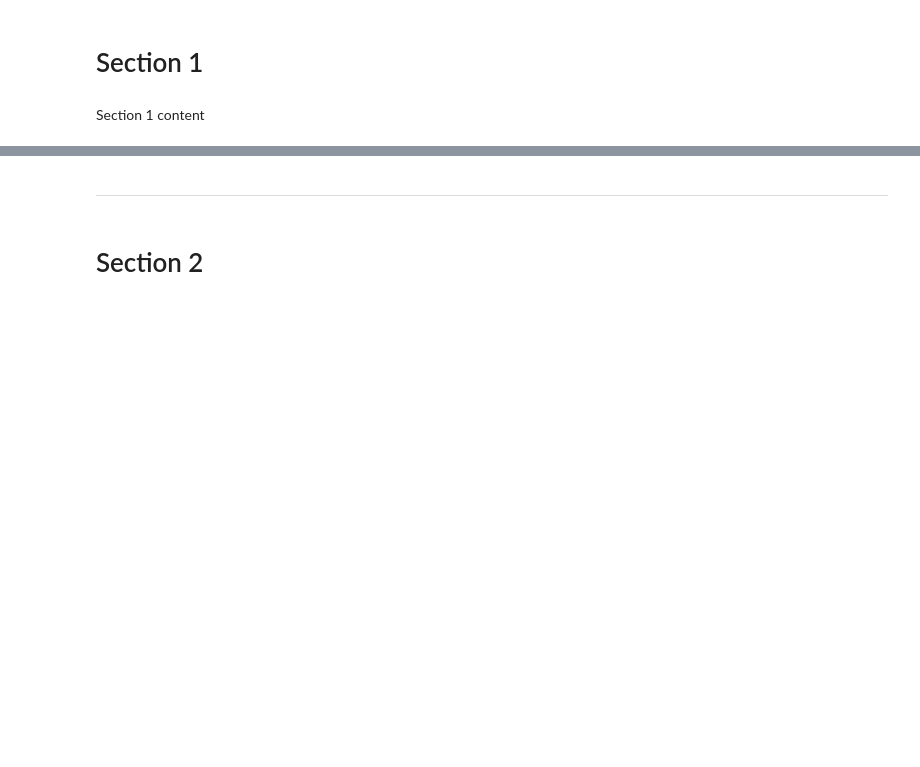
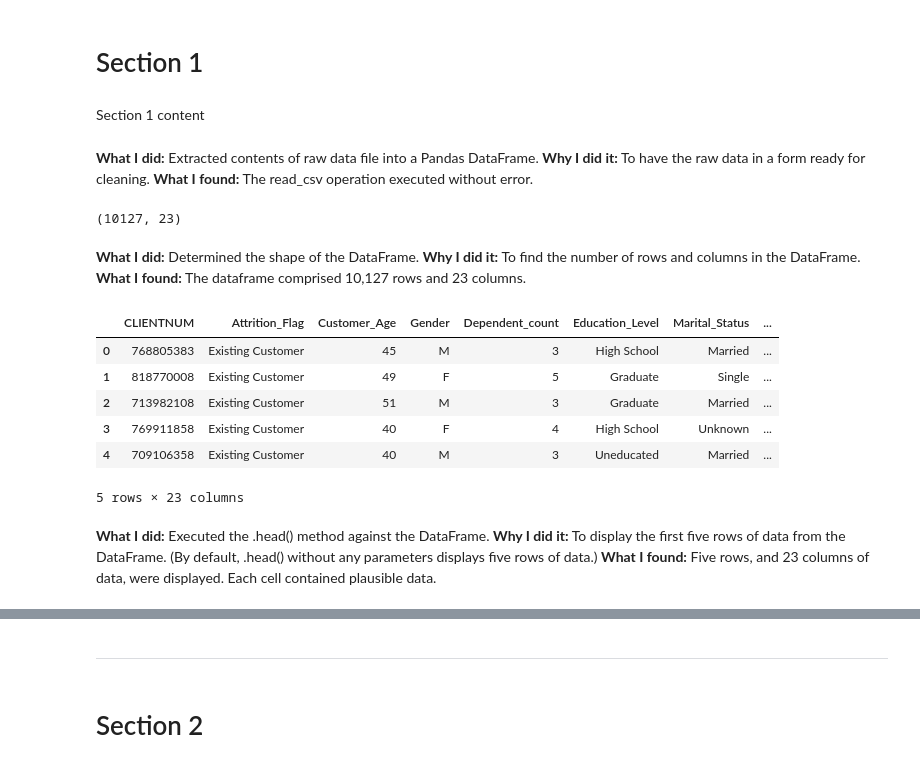
Before and after one commit to ImaginationDeadImagine/capstone-1-credit-card-churn, a Jupyter notebook: jupyter_notebooks/01_etl.ipynb, the cells around one changed output, grey strips where cells are left out. Saved outputs shown, nothing was run; the diff lists cells and outputs as text; code cells hidden in the pictures; blank space fills up the shorter version.

Commit message:
Load raw data and add initial exploration with explanations

```diff
--- a/jupyter_notebooks/01_etl.ipynb
+++ b/jupyter_notebooks/01_etl.ipynb
@@ -47,3 +49,33 @@ current_dir
 Section 1 content
 # %%
 import pandas as pd
+# %%
+df = pd.read_csv("../data/raw/BankChurners.csv")
+# %% [markdown]
+**What I did:**  Extracted contents of raw data file into a Pandas DataFrame.
+**Why I did it:**  To have the raw data in a form ready for cleaning.
+**What I found:**  The read_csv operation executed without error.
+# %%
+df.shape
+# %% [output]
+(10127, 23)
+# %% [markdown]
+**What I did:**  Determined the shape of the DataFrame.
+**Why I did it:**  To find the number of rows and columns in the DataFrame.
+**What I found:**  The dataframe comprised 10,127 rows and 23 columns.
+# %%
+df.head()
+# %% [output]
+|  | CLIENTNUM | Attrition_Flag | Customer_Age | Gender | Dependent_count | Education_Level | Marital_Status | ... |
+| 0 | 768805383 | Existing Customer | 45 | M | 3 | High School | Married | ... |
+| 1 | 818770008 | Existing Customer | 49 | F | 5 | Graduate | Single | ... |
+| 2 | 713982108 | Existing Customer | 51 | M | 3 | Graduate | Married | ... |
+| 3 | 769911858 | Existing Customer | 40 | F | 4 | High School | Unknown | ... |
+| 4 | 709106358 | Existing Customer | 40 | M | 3 | Uneducated | Married | ... |
+5 rows × 23 columns
+# %% [markdown]
+**What I did:**  Executed the .head() method against the DataFrame.
+**Why I did it:**  To display the first five rows of data from the DataFrame.
+(By default, .head() without any parameters displays five rows of data.)
+**What I found:**  Five rows, and 23 columns of data, were displayed.  Each
+cell contained plausible data.
```
Also changed, not shown: parts of 8 cells of this notebook.
